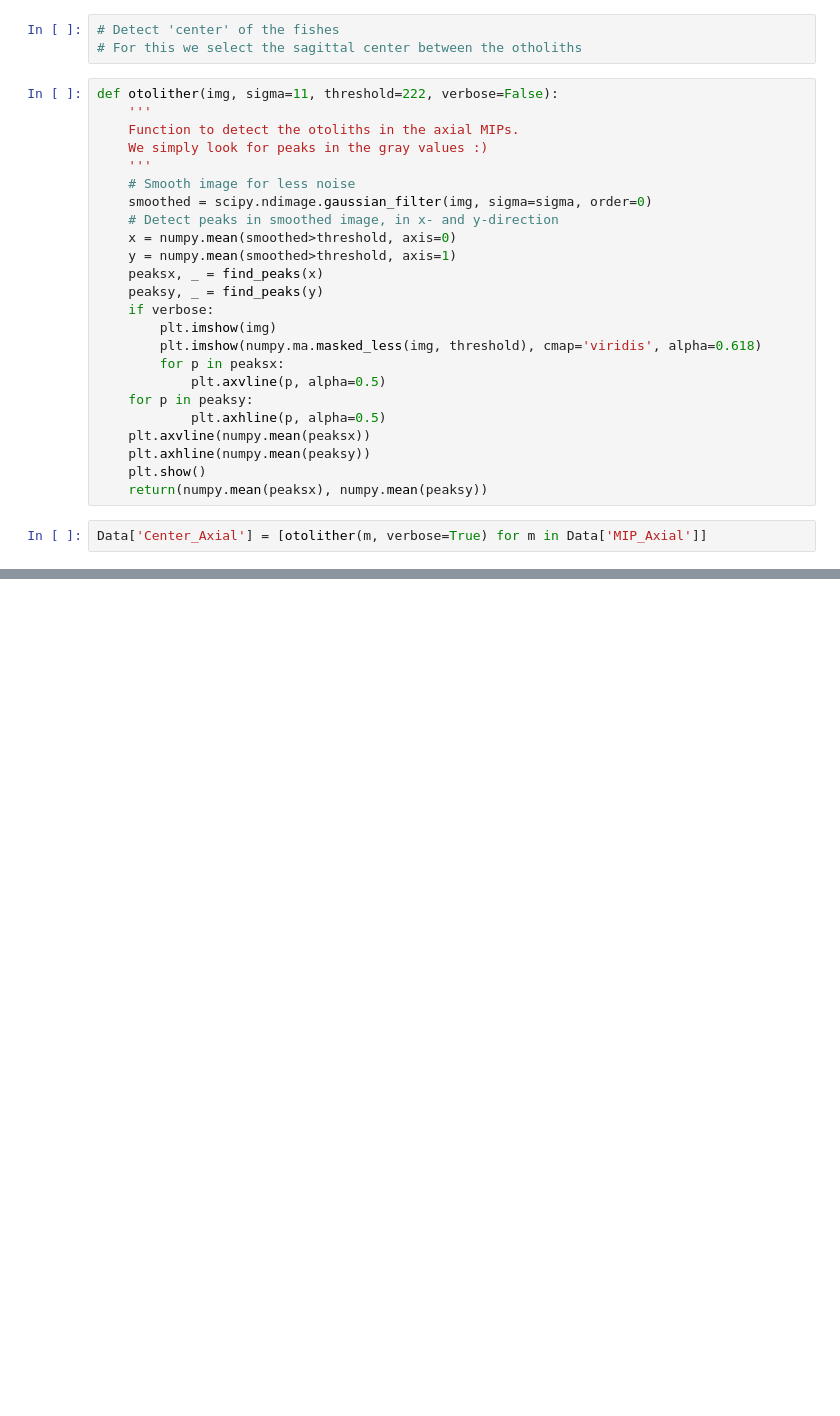
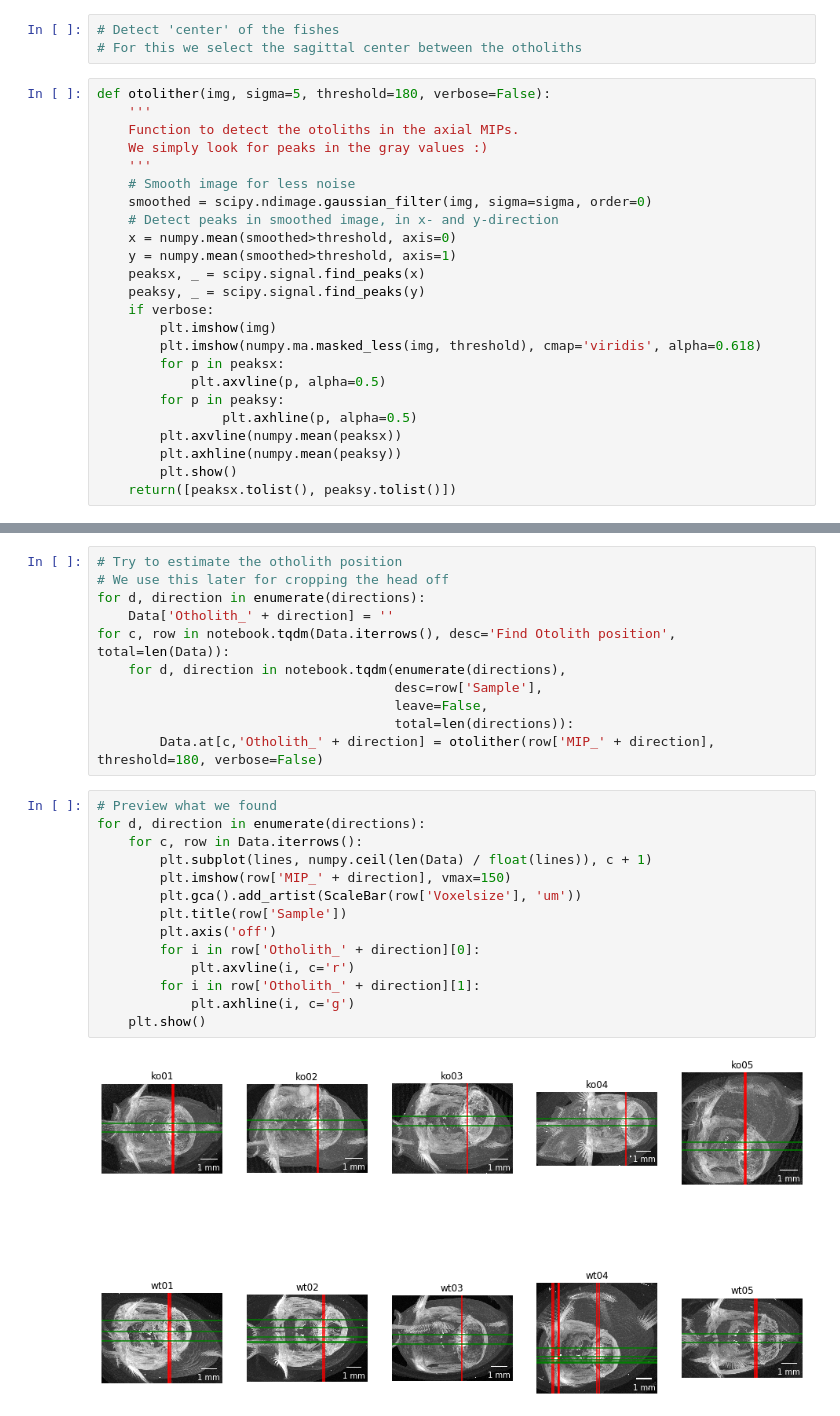
Before and after one commit to habi/Zebrafish-Muscle-Volume, a Jupyter notebook: Zebrafish-Muscles-Volumetry.ipynb, the cells around one changed output, grey strips where cells are left out. Drawn from its saved outputs; the diff is of its cells as text; blank space fills up the shorter version.

Commit message:
Implement function to crop head
Rudimentary idea on how to crop the tail, too

```diff
--- a/Zebrafish-Muscles-Volumetry.ipynb
+++ b/Zebrafish-Muscles-Volumetry.ipynb
@@ -239,7 +233,7 @@ for c, row in notebook.tqdm(Data.iterrows(), desc='MIPs', total=len(Data)):
 # Detect 'center' of the fishes
 # For this we select the sagittal center between the otholiths
 # %%
-def otolither(img, sigma=11, threshold=222, verbose=False):
+def otolither(img, sigma=5, threshold=180, verbose=False):
     '''
     Function to detect the otoliths in the axial MIPs.
     We simply look for peaks in the gray values :)
@@ -249,18 +243,16 @@ def otolither(img, sigma=11, threshold=222, verbose=False):
     # Detect peaks in smoothed image, in x- and y-direction
     x = numpy.mean(smoothed>threshold, axis=0)
     y = numpy.mean(smoothed>threshold, axis=1)
-    peaksx, _ = find_peaks(x)
-    peaksy, _ = find_peaks(y)
+    peaksx, _ = scipy.signal.find_peaks(x)
+    peaksy, _ = scipy.signal.find_peaks(y)
     if verbose:
         plt.imshow(img)
         plt.imshow(numpy.ma.masked_less(img, threshold), cmap='viridis', alpha=0.618)
         for p in peaksx:
             plt.axvline(p, alpha=0.5)
-    for p in peaksy:
-            plt.axhline(p, alpha=0.5)
-    plt.axvline(numpy.mean(peaksx))
-    plt.axhline(numpy.mean(peaksy))
-    plt.show()
-    return(numpy.mean(peaksx), numpy.mean(peaksy))
+        for p in peaksy:
+                plt.axhline(p, alpha=0.5)
+        plt.axvline(numpy.mean(peaksx))
+        plt.axhline(numpy.mean(peaksy))
+        plt.show()
+    return([peaksx.tolist(), peaksy.tolist()])
-# %%
-Data['Center_Axial'] = [otolither(m, verbose=True) for m in Data['MIP_Axial']]
@@ -291,0 +259,27 @@ Data
+# %%
+# Try to estimate the otholith position
+# We use this later for cropping the head off
+for d, direction in enumerate(directions):
+    Data['Otholith_' + direction] = ''
+for c, row in notebook.tqdm(Data.iterrows(), desc='Find Otolith position', total=len(Data)):
+    for d, direction in notebook.tqdm(enumerate(directions),
+                                      desc=row['Sample'],
+                                      leave=False,
+                                      total=len(directions)):
+        Data.at[c,'Otholith_' + direction] = otolither(row['MIP_' + direction], threshold=180, verbose=False)
+# %%
+# Preview what we found
+for d, direction in enumerate(directions):
+    for c, row in Data.iterrows():
+        plt.subplot(lines, numpy.ceil(len(Data) / float(lines)), c + 1)
+        plt.imshow(row['MIP_' + direction], vmax=150)
+        plt.gca().add_artist(ScaleBar(row['Voxelsize'], 'um'))
+        plt.title(row['Sample'])
+        plt.axis('off')
+        for i in row['Otholith_' + direction][0]:
+            plt.axvline(i, c='r')
+        for i in row['Otholith_' + direction][1]:
+            plt.axhline(i, c='g')
+    plt.show()
+# %% [output]
+[figure, added]
```
Also changed, not shown: parts of 21 cells of this notebook.
